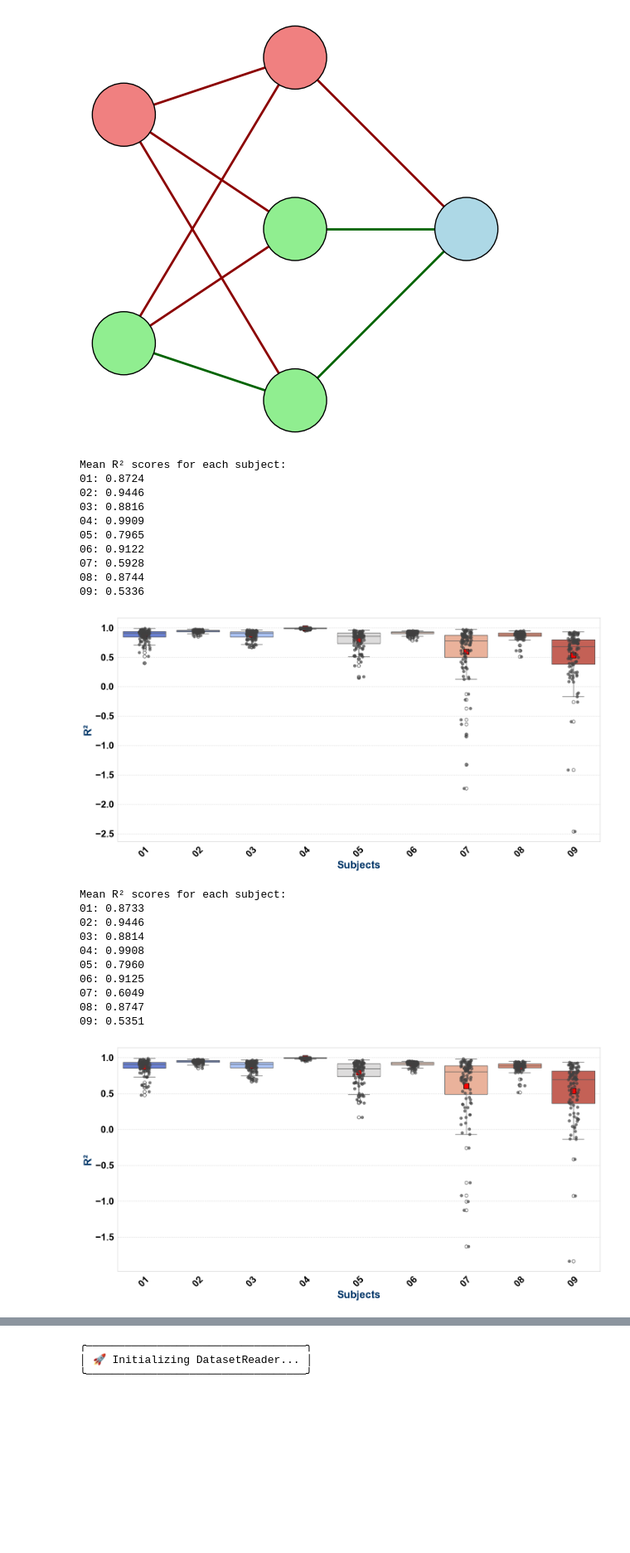
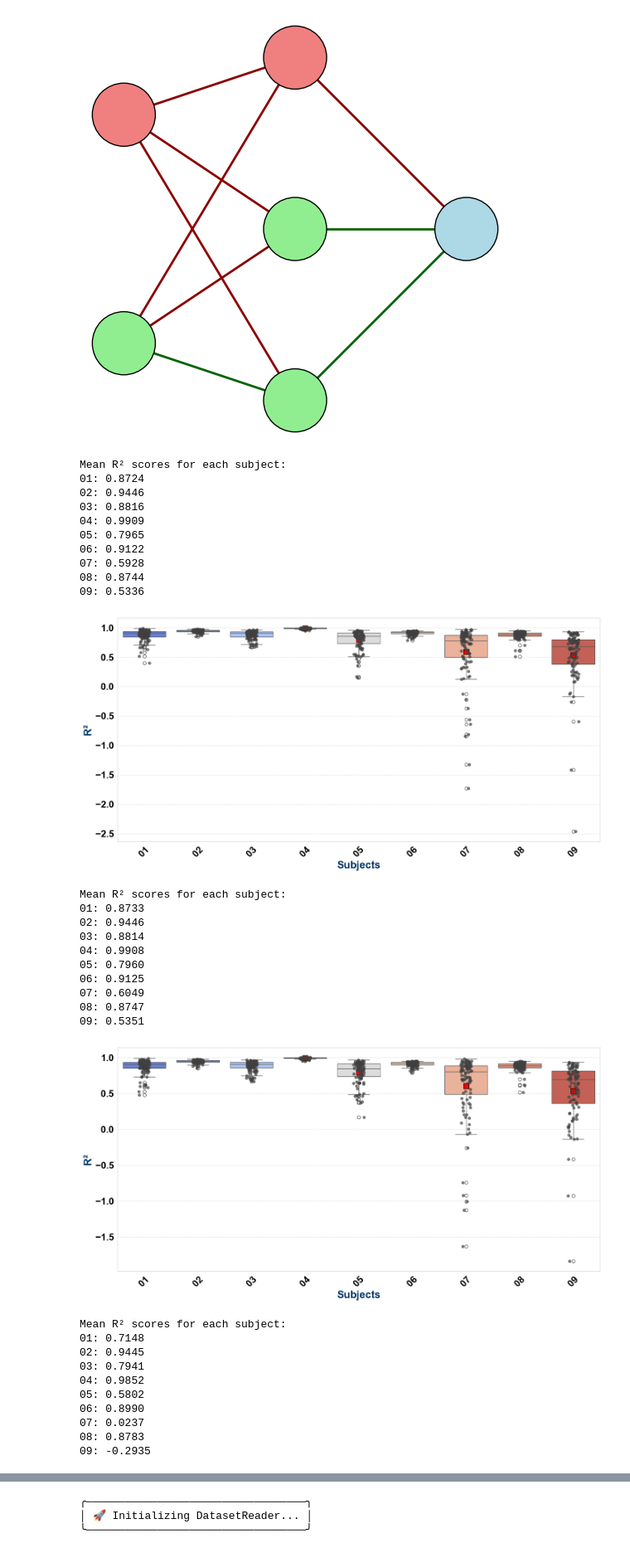
Before and after one commit to owaismujtaba/llm_brain_representations, a Jupyter notebook: test.ipynb, the cells around one changed output, grey strips where cells are left out. Shown at 83% size. Drawn from its saved outputs; the diff is of its cells as text; code cells hidden in the pictures; blank space fills up the shorter version.

```diff
--- a/test.ipynb
+++ b/test.ipynb
@@ -249,19 +249,20 @@ def plot_r2(model):
 # %%
 
 chat = plot_r2(model='ElasticNet_ChatGPT')
 fast = plot_r2(model='ElasticNet_FastText')
+wav = plot_r2(model='ElasticNet_Wav2Vec')
 # %% [output]
 Mean R² scores for each subject:
 01: 0.8724
 02: 0.9446
 03: 0.8816
 04: 0.9909
 05: 0.7965
 06: 0.9122
 07: 0.5928
 08: 0.8744
 09: 0.5336
-[figure, old version]
+[figure, new version]
 Mean R² scores for each subject:
 01: 0.8733
 02: 0.9446
@@ -272,4 +273,14 @@ Mean R² scores for each subject:
 07: 0.6049
 08: 0.8747
 09: 0.5351
-[figure, old version]
+[figure, new version]
+Mean R² scores for each subject:
+01: 0.7148
+02: 0.9445
+03: 0.7941
+04: 0.9852
+05: 0.5802
+06: 0.8990
+07: 0.0237
+08: 0.8783
+09: -0.2935
```
Also changed, not shown: parts of 7 cells of this notebook, 3 other files.
